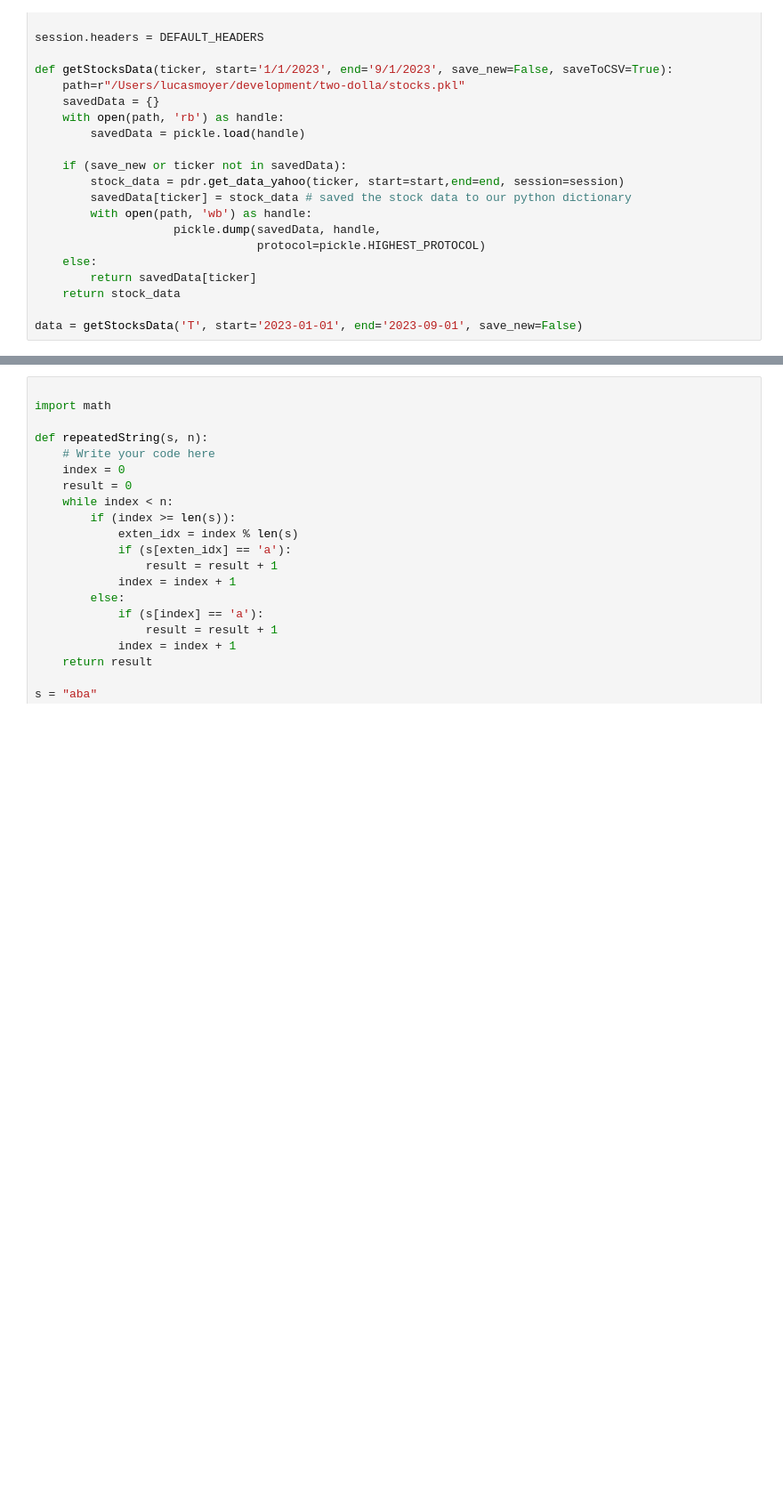
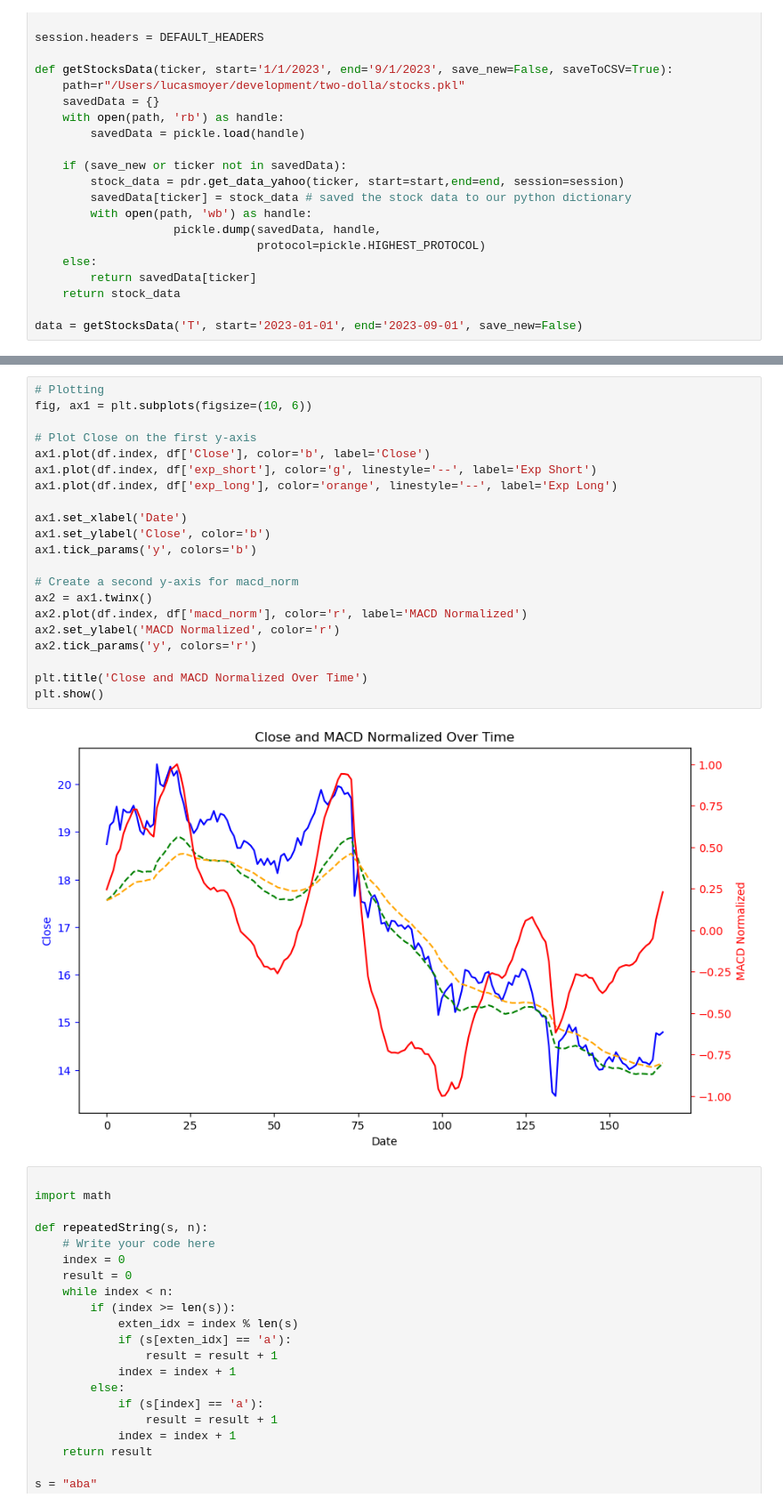
Before and after one commit to lucasdmoyer/two-dolla, a Jupyter notebook: mybacktester/mybacktester_snippits.ipynb, the cells around one changed output, grey strips where cells are left out. Shown at 89% size. Drawn from its saved outputs; the diff is of its cells as text; blank space fills up the shorter version.

```diff
--- a/mybacktester/mybacktester_snippits.ipynb
+++ b/mybacktester/mybacktester_snippits.ipynb
@@ -287,3 +286,26 @@ abaabaabaa
+# %%
+# Plotting
+fig, ax1 = plt.subplots(figsize=(10, 6))
+
+# Plot Close on the first y-axis
+ax1.plot(df.index, df['Close'], color='b', label='Close')
+ax1.plot(df.index, df['exp_short'], color='g', linestyle='--', label='Exp Short')
+ax1.plot(df.index, df['exp_long'], color='orange', linestyle='--', label='Exp Long')
+
+ax1.set_xlabel('Date')
+ax1.set_ylabel('Close', color='b')
+ax1.tick_params('y', colors='b')
+
+# Create a second y-axis for macd_norm
+ax2 = ax1.twinx()
+ax2.plot(df.index, df['macd_norm'], color='r', label='MACD Normalized')
+ax2.set_ylabel('MACD Normalized', color='r')
+ax2.tick_params('y', colors='r')
+
+plt.title('Close and MACD Normalized Over Time')
+plt.show()
+# %% [output]
+[figure, added]
 # %%
 
 import math
```
Also changed, not shown: parts of 7 cells of this notebook, 1 other file.
